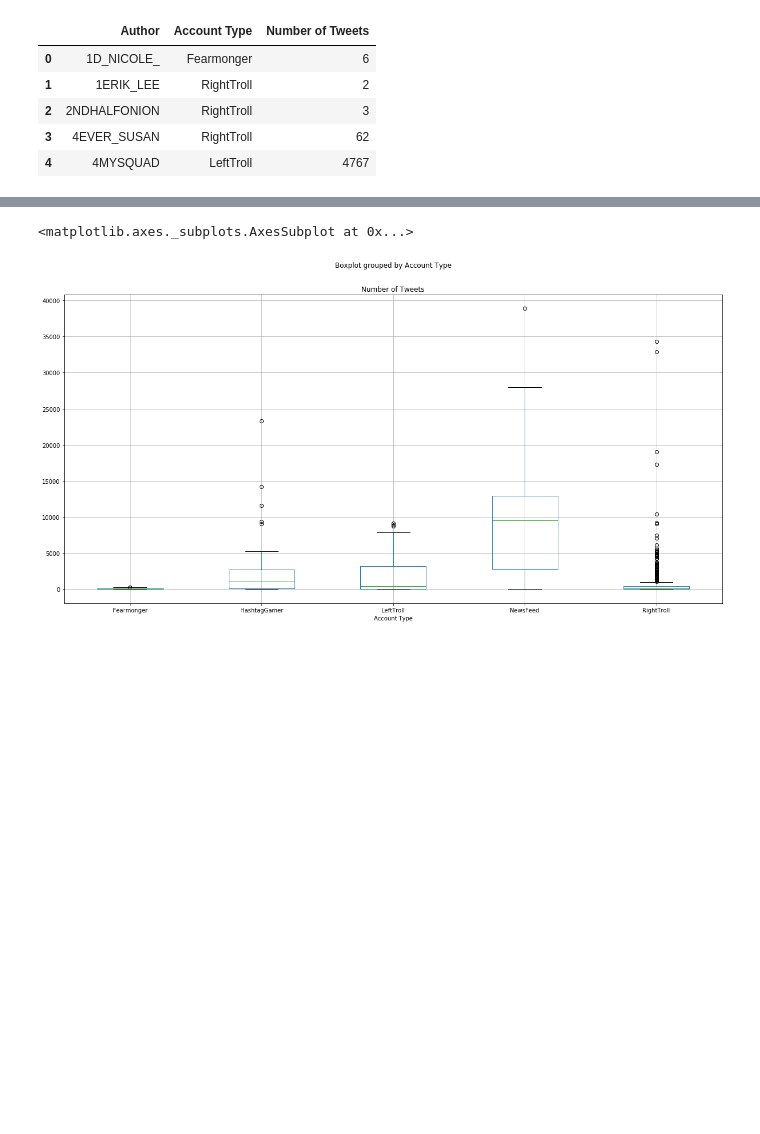
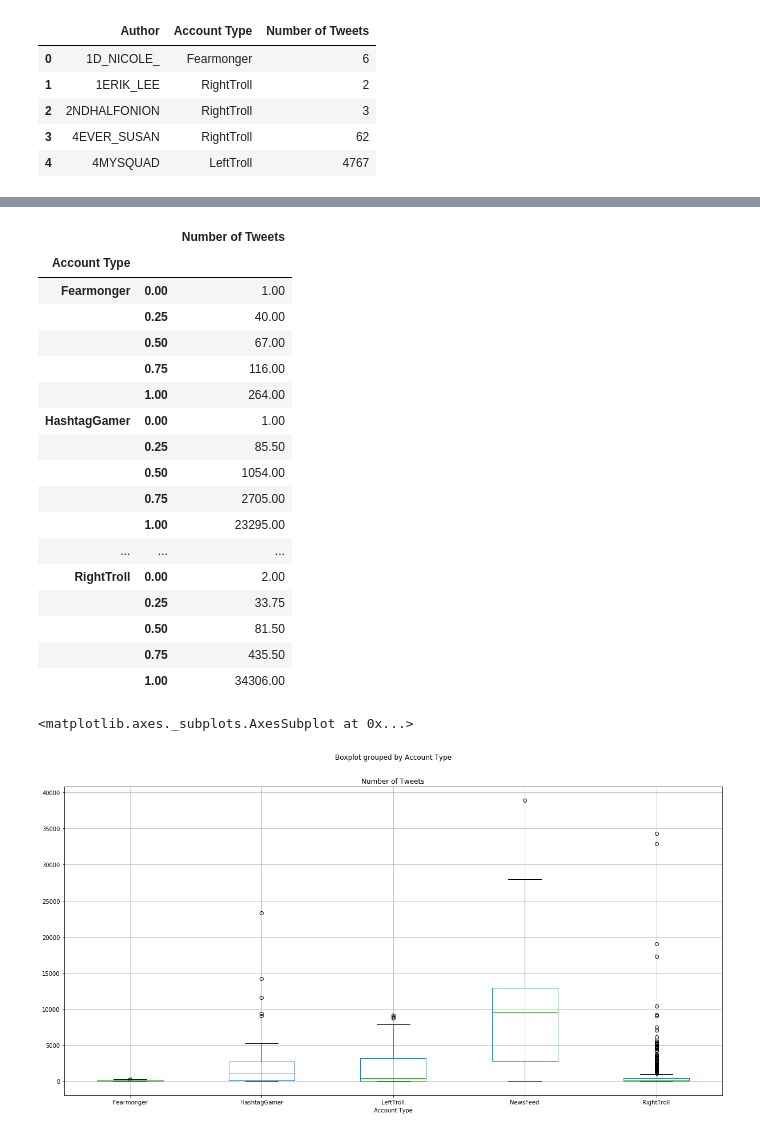
Before and after one commit to JGohl/TeamHashtag, a Jupyter notebook: AJZ Proj1 Analysis.ipynb, the cells around one changed output, grey strips where cells are left out. Drawn from its saved outputs; the diff is of its cells as text; code cells hidden in the pictures; blank space fills up the shorter version.

```diff
--- a/AJZ Proj1 Analysis.ipynb
+++ b/AJZ Proj1 Analysis.ipynb
@@ -132,3 +159,24 @@ df_box.head()
+# %%
+df_box.groupby("Account Type").quantile([0, 0.25, 0.5, 0.75, 1])
+# %% [output]
+|  |  | Number of Tweets |
+| Account Type |  |  |
+| Fearmonger | 0.00 | 1.00 |
+|  | 0.25 | 40.00 |
+|  | 0.50 | 67.00 |
+|  | 0.75 | 116.00 |
+|  | 1.00 | 264.00 |
+| HashtagGamer | 0.00 | 1.00 |
+|  | 0.25 | 85.50 |
+|  | 0.50 | 1054.00 |
+|  | 0.75 | 2705.00 |
+|  | 1.00 | 23295.00 |
+| ... | ... | ... |
+| RightTroll | 0.00 | 2.00 |
+|  | 0.25 | 33.75 |
+|  | 0.50 | 81.50 |
+|  | 0.75 | 435.50 |
+|  | 1.00 | 34306.00 |
 # %%
 # Create a boxplot to compare means
 df_box.boxplot("Number of Tweets", by="Account Type", figsize=(20, 10))
```
Also changed, not shown: parts of 3 cells of this notebook.
